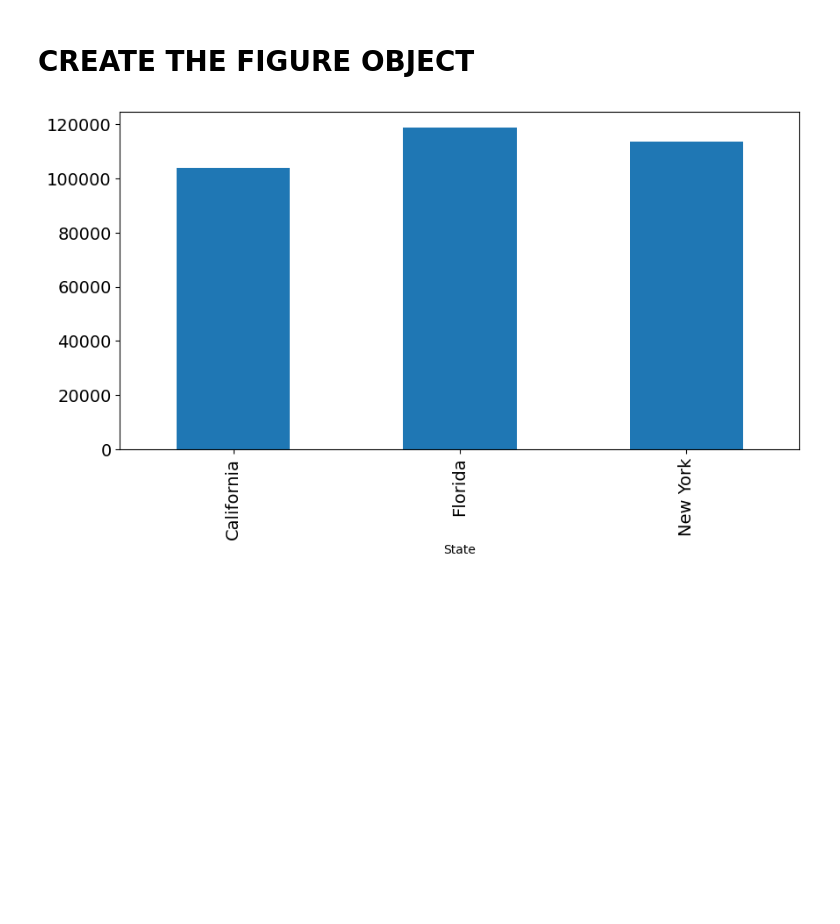
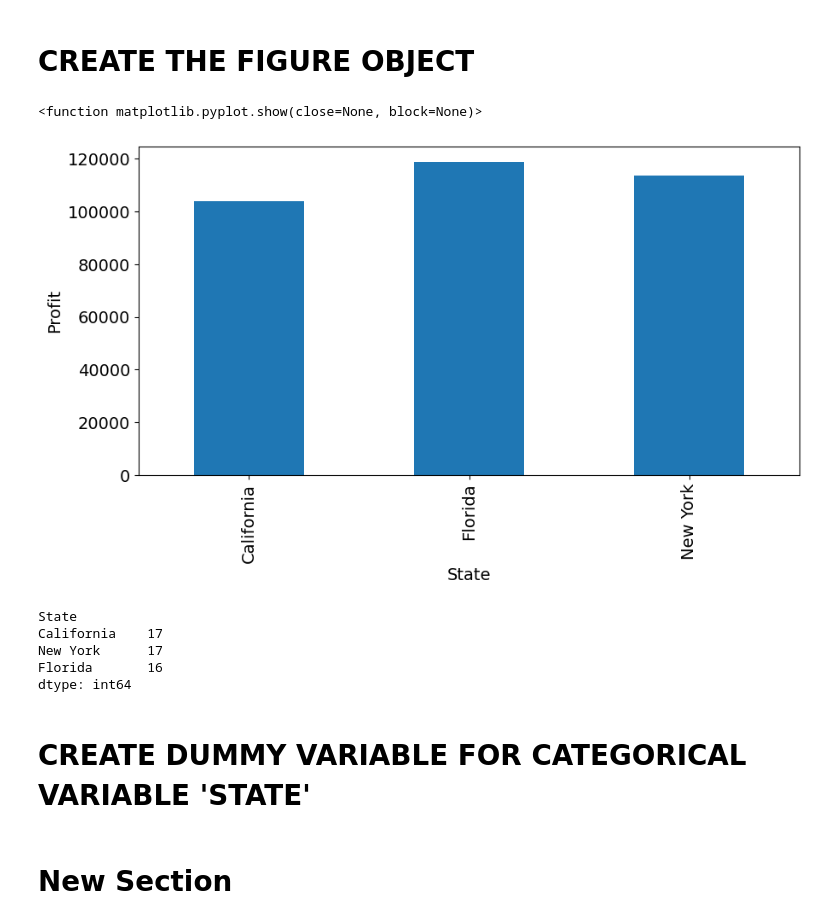
Before and after one commit to shivanginayak-bit/shivanginayak-bit, a Jupyter notebook: Pandas_Operations.ipynb, the cells around one changed output. Drawn from its saved outputs; the diff is of its cells as text; code cells hidden in the pictures; blank space fills up the shorter version.

```diff
--- a/Pandas_Operations.ipynb
+++ b/Pandas_Operations.ipynb
@@ -1538,7 +1538,24 @@ plt.show
 # %%
 ax=df.groupby(['State'])['Profit'].mean().plot.bar(
     figsize = (10,5),
     fontsize = 14
 )
+ax.set_title=("Avg Profit for different States where they operate")
+ax.set_xlabel('State',fontsize=14)
+ax.set_ylabel('Profit',fontsize=14)
+plt.show
 # %% [output]
+<function matplotlib.pyplot.show(close=None, block=None)>
-[figure, old version]
+[figure, new version]
+# %%
+df.value_counts('State')
+# %% [output]
+State
+California    17
+New York      17
+Florida       16
+dtype: int64
+# %% [markdown]
+# CREATE DUMMY VARIABLE FOR CATEGORICAL VARIABLE 'STATE'
+# %% [markdown]
+# New Section
```
Also changed, not shown: parts of 4 cells of this notebook.
